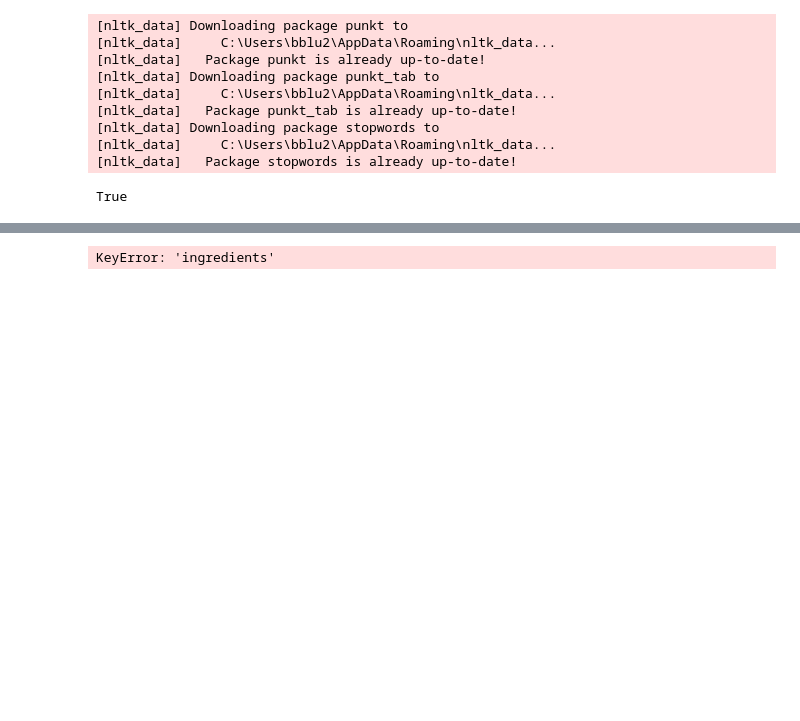
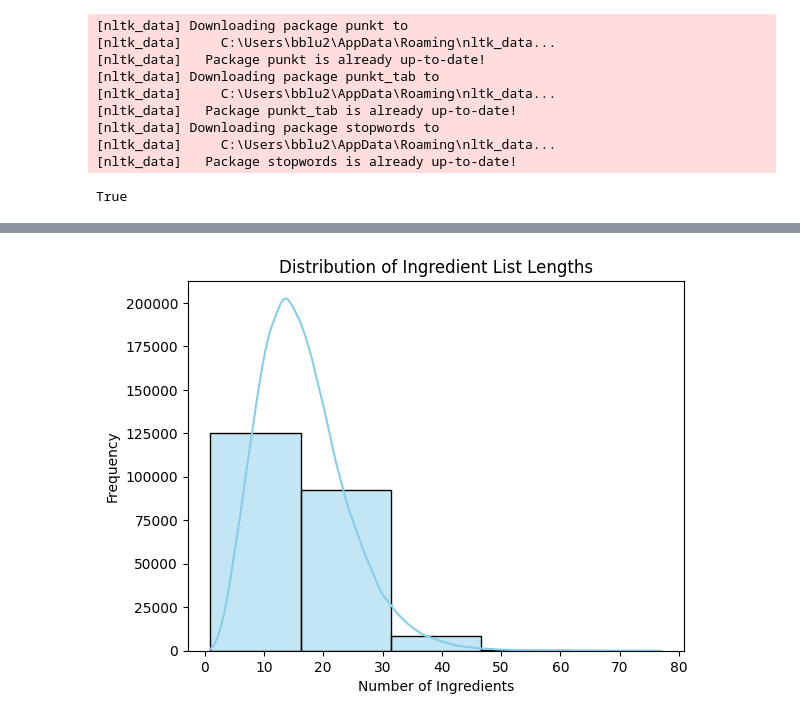
Before and after one commit to EdwardLinS/CSE158-BryanEdwardJesse, a Jupyter notebook: assignment2FoodModel.ipynb, the cells around one changed output, grey strips where cells are left out. Drawn from its saved outputs; the diff is of its cells as text; code cells hidden in the pictures; blank space fills up the shorter version.

```diff
--- a/assignment2FoodModel.ipynb
+++ b/assignment2FoodModel.ipynb
@@ -131,3 +133,13 @@ Name: 0, dtype: object
+# %%
+df['Ingredient_Length'] = df['ingredients'].apply(len)
+
+sns.histplot(data=df, x='Ingredient_Length', bins=5, kde=True, color='skyblue')
+plt.title('Distribution of Ingredient List Lengths')
+plt.xlabel('Number of Ingredients')
+plt.ylabel('Frequency')
+plt.show()
+# %% [output]
+[figure, added]
 # %%
 flavor_map = {
     "Malty": ["pork", "chicken", "sausage", "beet", "carrot", "caramel", "honey", "syrup", "brown sugar", "raisin", "date", "nutmeg", "cinnamon", "allspice", "gouda", "swiss", "mild", "cheddar"],
@@ -160,6 +168,4 @@ def labelrecipe(row):
 
     return max(flavor_count, key=flavor_count.get)
 # %%
-merged_df['Flavor'] = merged_df.apply(labelrecipe)
+df['Flavor'] = df.apply(labelrecipe, axis=1)
-# %% [output]
-KeyError: 'ingredients'
```
Also changed, not shown: parts of 36 cells of this notebook.
